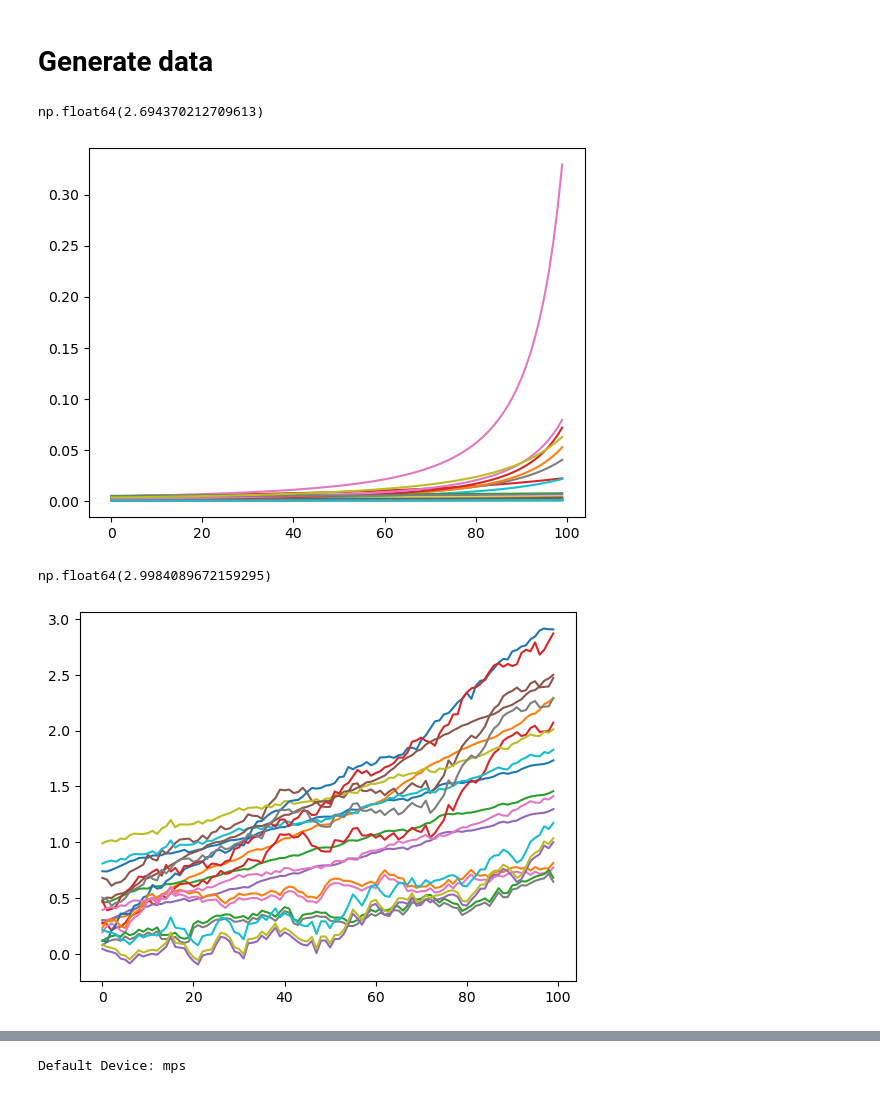
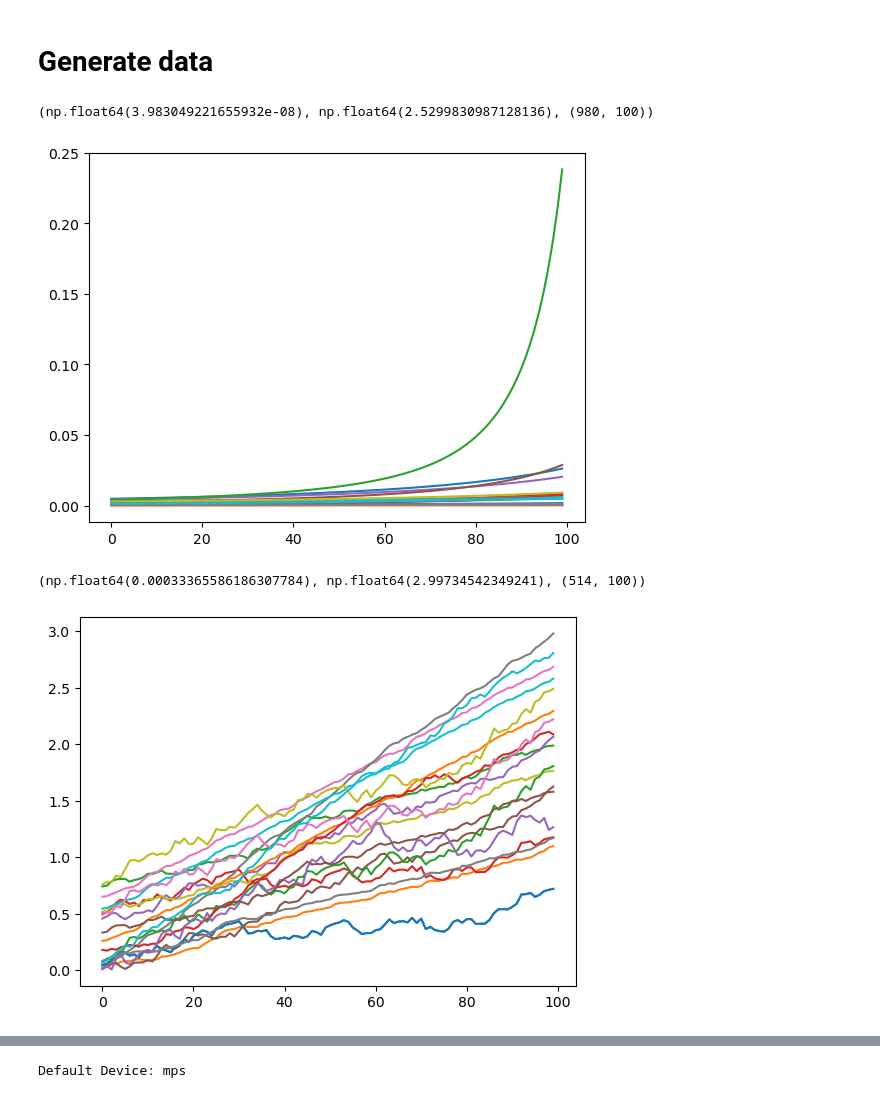
Before and after one commit to seyedasadzadeh/degradation-transformer, a Jupyter notebook: main.ipynb, the cells around one changed output, grey strips where cells are left out. Drawn from its saved outputs; the diff is of its cells as text; code cells hidden in the pictures.

```diff
--- a/main.ipynb
+++ b/main.ipynb
@@ -19,31 +19,35 @@ for C in [1e-8, 3e-8, 5e-8, 7e-8, 8e-8]:
 #drop invalid values
 paris_episodes = paris_episodes[~np.isnan(paris_episodes).any(axis=1)]
 paris_episodes = paris_episodes[(paris_episodes<3).all(axis=1)]
+paris_episodes = paris_episodes[(paris_episodes>=0).all(axis=1)]
+
 paris_episodes.shape
 # plot 20 random episodes
 plt.plot(paris_episodes[np.random.randint(0, paris_episodes.shape[0], size=20)].T)
-paris_episodes.max()
+paris_episodes.min(), paris_episodes.max(), paris_episodes.shape
 # %% [output]
-np.float64(2.694370212709613)
+(np.float64(3.983049221655932e-08), np.float64(2.5299830987128136), (980, 100))
-[figure, old version]
+[figure, new version]
 # %%
 lin_episodes = np.empty((0, length))
 for c in np.linspace(0.01, 0.05, 5):
     for sigma_e in np.linspace(0.01, 0.05, 5):
         lin = LinearDegradation(length=length, dim=1, c=c, mu_e=0, sigma_e=sigma_e)
         episodes_i = lin.generate_episode(x0=np.abs(np.random.randn(n0)*0.5))  # Initial crack lengths in meters
         lin_episodes = np.concatenate([lin_episodes, episodes_i], axis=0)
 
 #drop invalid values
 lin_episodes = lin_episodes[~np.isnan(lin_episodes).any(axis=1)]
 lin_episodes = lin_episodes[(lin_episodes<3).all(axis=1)]
+lin_episodes = lin_episodes[(lin_episodes>=0).all(axis=1)]
+
 lin_episodes.shape
 # plot 20 random episodes
 plt.plot(lin_episodes[np.random.randint(0, lin_episodes.shape[0], size=20)].T)
-lin_episodes.max()
+lin_episodes.min(), lin_episodes.max(), lin_episodes.shape
 # %% [output]
-np.float64(2.9984089672159295)
+(np.float64(0.00033365586186307784), np.float64(2.99734542349241), (514, 100))
-[figure, old version]
+[figure, new version]
 # %%
 shock_episodes = np.empty((0, length))
 for sigma_t in np.linspace(2, 7, 5):
```
Also changed, not shown: parts of 13 cells of this notebook, 1 other file.
